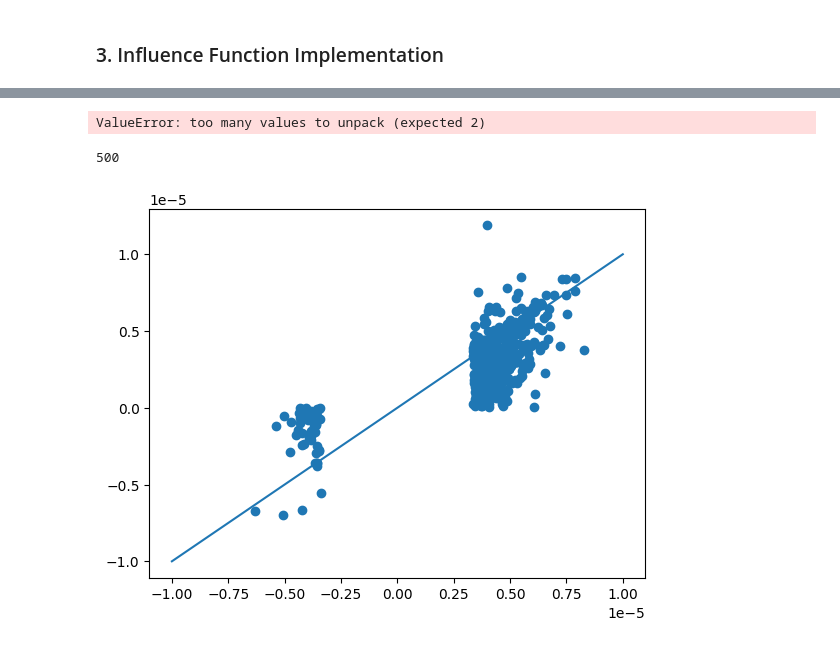
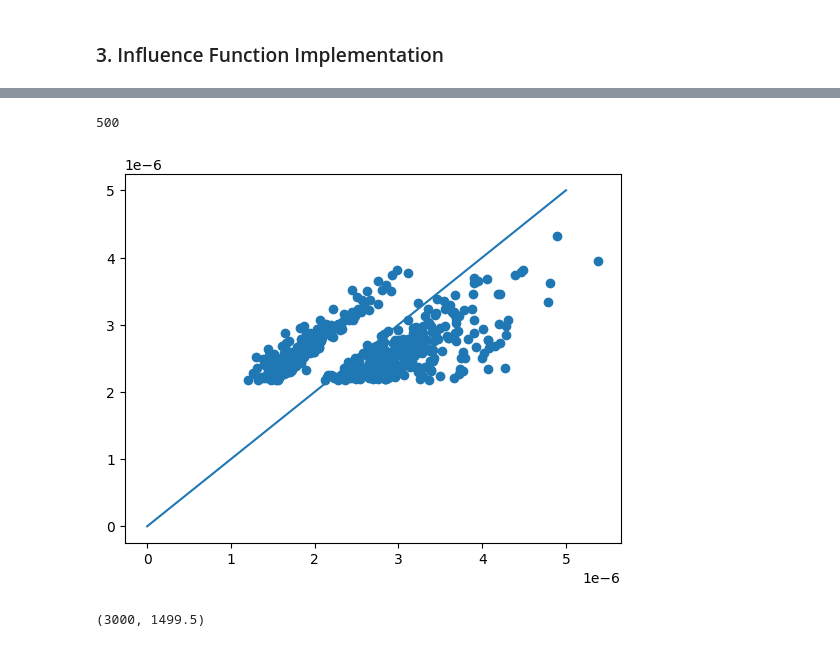
Before and after one commit to AntiZpvoh/black-box-prediction-understanding-via-influence-function, a Jupyter notebook: influence_match_leave_one_out.ipynb, the cells around one changed output, grey strips where cells are left out. Cells and saved outputs as stored; diff of their text form; code cells hidden in the pictures.

```diff
--- a/influence_match_leave_one_out.ipynb
+++ b/influence_match_leave_one_out.ipynb
@@ -392,3 +377,5 @@ influence_list
+# %%
+top_abs_500_1000_list = sorted(influence_list, key=lambda pair: torch.abs(pair[0]), reverse=True)[500:1000]
 # %%
 influence_leave_out_diff_list = []
 for influence, predict, idx in tqdm(top_abs_500_list, desc="Progressing..."):
@@ -400,36 +385,38 @@ influence_leave_out_diff_list
-# %%
-with open("top_500.csv", "w") as file:
-    file.write("x,y\n")
-    for x, y in top_500_list:
-        file.write(f"{-x.item()},{y.item()}\n")
-    file.flush()
-# %% [output]
-ValueError: too many values to unpack (expected 2)
-# %%
-with open("top_abs_500.csv", "w") as file:
-    file.write("x,y\n")
-    for x, y in top_abs_500_list:
-        file.write(f"{-x.item()},{y.item()}\n")
-    file.flush()
+# %%
+# influence_leave_out_diff_list_1000 = []
+for influence, predict, idx in tqdm(top_abs_500_1000_list, desc="Progressing..."):
+    leave_out_loss_diff = calc_leave_out_loss_diff(base_model, initial_params, criterion_l2, x_test, y_test, t=iteration, leave_out_index=idx)
+    pair = (predict, leave_out_loss_diff)
+    influence_leave_out_diff_list.append(pair)
 # %%
 import matplotlib.pyplot as plt
 import numpy as np
 
 x_list, y_list = [], []
-for x, y in influence_leave_out_diff_list:
+for y, x in influence_leave_out_diff_list:
     # if torch.abs(-x-y)>4*torch.abs(x):
     #     continue
-    if y<0:
-        x = -x
     x_list.append(x.item())
     y_list.append(y.item())
 
-x_dig = [-1e-5, 1e-5]
-y_dig = [-1e-5, 1e-5]
+x_dig = [0, 5e-6]
+y_dig = [0, 5e-6]
 plt.scatter(x_list, y_list)
 plt.plot(x_dig, y_dig)
 
 print(len(x_list))
 # %% [output]
 500
-[figure, old version]
+[figure, new version]
+# %%
+sorted_influence_list = sorted(influence_list, key=lambda pair: torch.abs(pair[1]), reverse=True)[:3000]
+positive_count = 0
+positive_rank_avg = 0
+for i in range(len(sorted_influence_list)):
+    ele = sorted_influence_list[i]
+    if ele[1] > 0:
+        positive_rank_avg = positive_count / (positive_count + 1) * positive_rank_avg + 1 / (positive_count + 1) * i
+        positive_count += 1
+positive_count, positive_rank_avg
+# %% [output]
+(3000, 1499.5)
```
Also changed, not shown: parts of 14 cells of this notebook.
